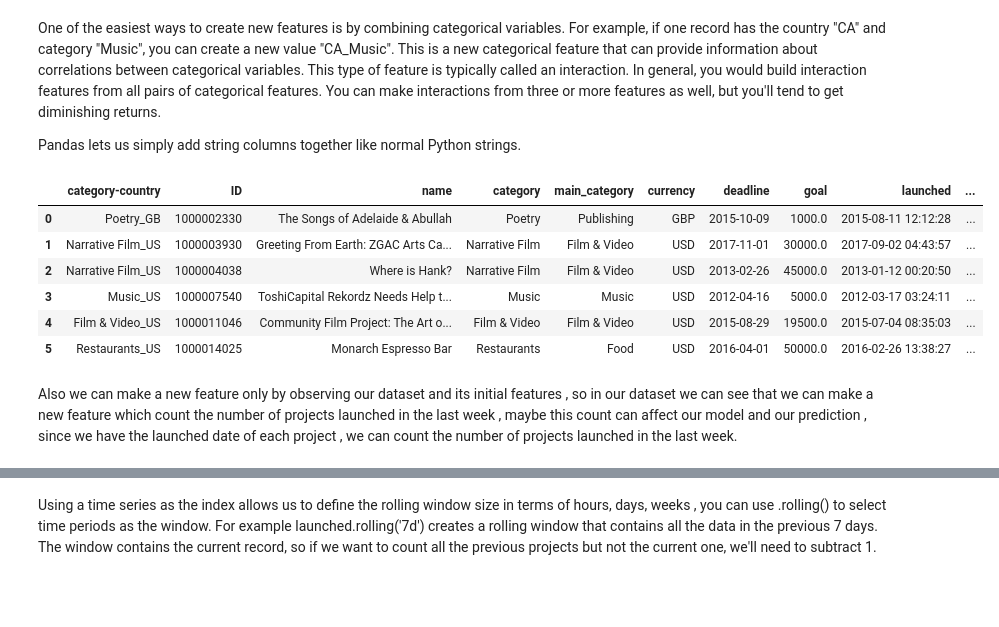
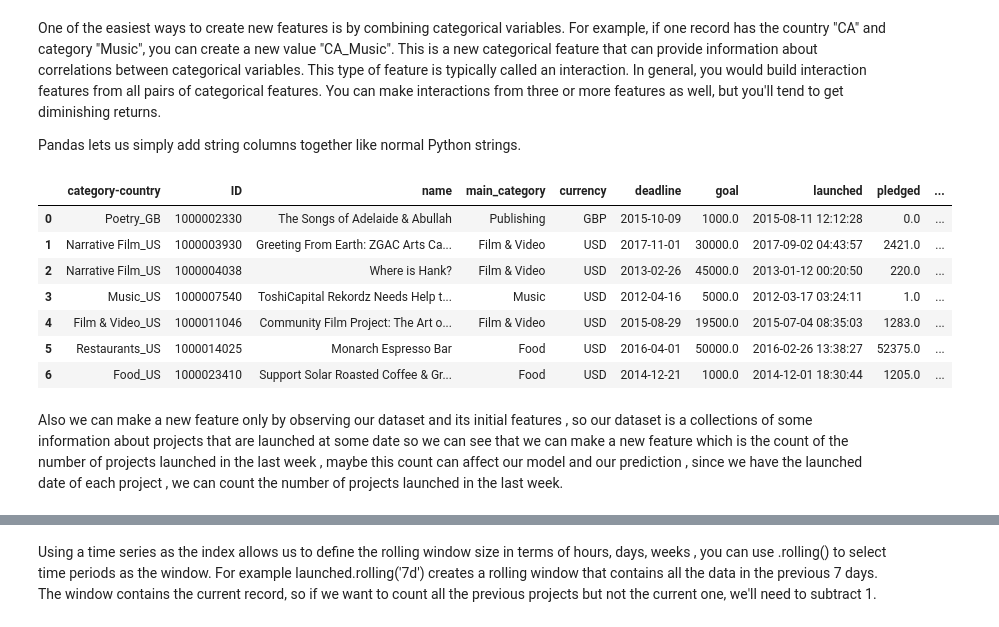
Before and after one commit to Omarsawan/Feature-construction-and-Categorical-features-tutorial, a Jupyter notebook: Feature_Construction.ipynb, the cells around one changed output, grey strips where cells are left out. Saved outputs shown, nothing was run; the diff lists cells and outputs as text; code cells hidden in the pictures; blank space fills up the shorter version.

```diff
--- a/Feature_Construction.ipynb
+++ b/Feature_Construction.ipynb
@@ -185,26 +192,27 @@ Pandas lets us simply add string columns together like normal Python strings.
 # %%
 # Make copy to avoid changing original data
 data_copy = data.copy()
 #make new feature
 interactions = data['category'] + "_" + data['country']
 #give this new column a name
 interactions.name='category-country'
 #add the column to the data
 dataInteraction=pd.concat([interactions, data_copy], axis=1)
 
 #remove the category and country columns
-dataInteraction.drop(['category','country'], axis=1)
+dataInteraction=dataInteraction.drop(['category','country'], axis=1)
 
-dataInteraction.head(6)
+dataInteraction.head(7)
 # %% [output]
-|  | category-country | ID | name | category | main_category | currency | deadline | goal | launched | ... |
-| 0 | Poetry_GB | 1000002330 | The Songs of Adelaide & Abullah | Poetry | Publishing | GBP | 2015-10-09 | 1000.0 | 2015-08-11 12:12:28 | ... |
-| 1 | Narrative Film_US | 1000003930 | Greeting From Earth: ZGAC Arts Ca... | Narrative Film | Film & Video | USD | 2017-11-01 | 30000.0 | 2017-09-02 04:43:57 | ... |
-| 2 | Narrative Film_US | 1000004038 | Where is Hank? | Narrative Film | Film & Video | USD | 2013-02-26 | 45000.0 | 2013-01-12 00:20:50 | ... |
-| 3 | Music_US | 1000007540 | ToshiCapital Rekordz Needs Help t... | Music | Music | USD | 2012-04-16 | 5000.0 | 2012-03-17 03:24:11 | ... |
-| 4 | Film & Video_US | 1000011046 | Community Film Project: The Art o... | Film & Video | Film & Video | USD | 2015-08-29 | 19500.0 | 2015-07-04 08:35:03 | ... |
-| 5 | Restaurants_US | 1000014025 | Monarch Espresso Bar | Restaurants | Food | USD | 2016-04-01 | 50000.0 | 2016-02-26 13:38:27 | ... |
+|  | category-country | ID | name | main_category | currency | deadline | goal | launched | pledged | ... |
+| 0 | Poetry_GB | 1000002330 | The Songs of Adelaide & Abullah | Publishing | GBP | 2015-10-09 | 1000.0 | 2015-08-11 12:12:28 | 0.0 | ... |
+| 1 | Narrative Film_US | 1000003930 | Greeting From Earth: ZGAC Arts Ca... | Film & Video | USD | 2017-11-01 | 30000.0 | 2017-09-02 04:43:57 | 2421.0 | ... |
+| 2 | Narrative Film_US | 1000004038 | Where is Hank? | Film & Video | USD | 2013-02-26 | 45000.0 | 2013-01-12 00:20:50 | 220.0 | ... |
+| 3 | Music_US | 1000007540 | ToshiCapital Rekordz Needs Help t... | Music | USD | 2012-04-16 | 5000.0 | 2012-03-17 03:24:11 | 1.0 | ... |
+| 4 | Film & Video_US | 1000011046 | Community Film Project: The Art o... | Film & Video | USD | 2015-08-29 | 19500.0 | 2015-07-04 08:35:03 | 1283.0 | ... |
+| 5 | Restaurants_US | 1000014025 | Monarch Espresso Bar | Food | USD | 2016-04-01 | 50000.0 | 2016-02-26 13:38:27 | 52375.0 | ... |
+| 6 | Food_US | 1000023410 | Support Solar Roasted Coffee & Gr... | Food | USD | 2014-12-21 | 1000.0 | 2014-12-01 18:30:44 | 1205.0 | ... |
 # %% [markdown]
-Also we can make a new feature only by observing our dataset and its initial features , so in our dataset we can see that we can make a new feature which count the number of projects launched in the last week , maybe this count can affect our model and our prediction , since we have the launched date of each project , we can count the number of projects launched in the last week.
+Also we can make a new feature only by observing our dataset and its initial features , so our dataset is a collections of some information about projects that are launched at some date so we can see that we can make a new feature which is the count of the number of projects launched in the last week , maybe this count can affect our model and our prediction , since we have the launched date of each project , we can count the number of projects launched in the last week.
 # %%
 # First, create a Series with a timestamp index and the values in the series are the original index of rows
```
Also changed, not shown: parts of 14 cells of this notebook.
